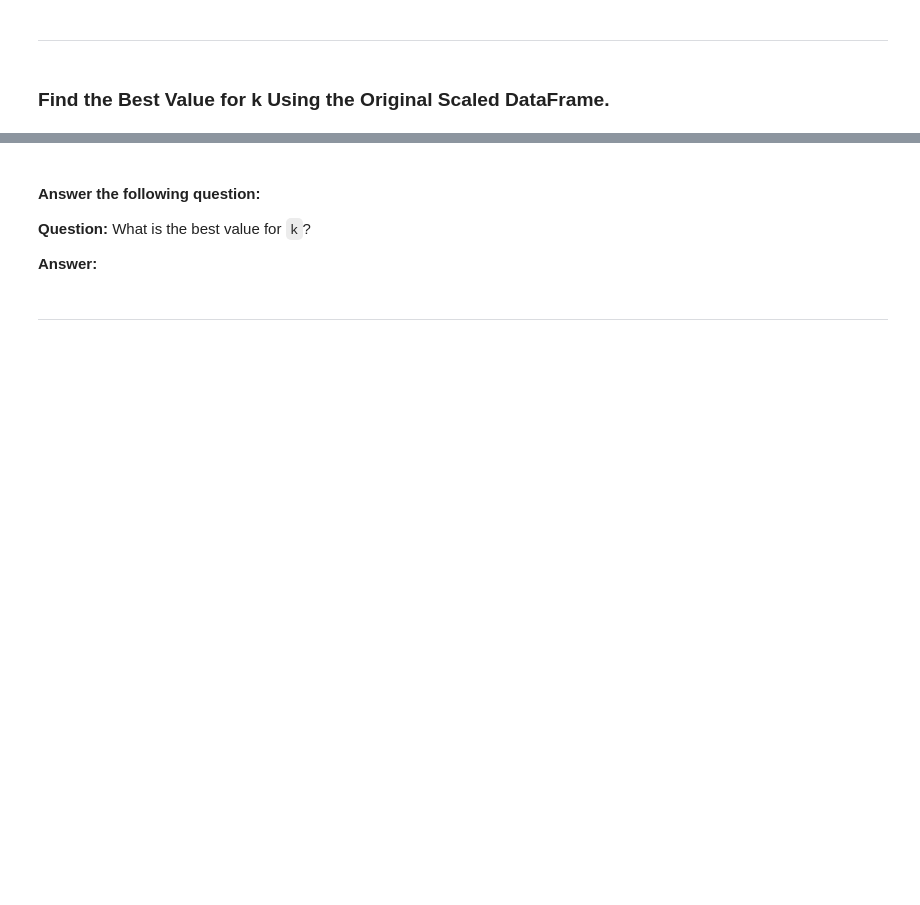
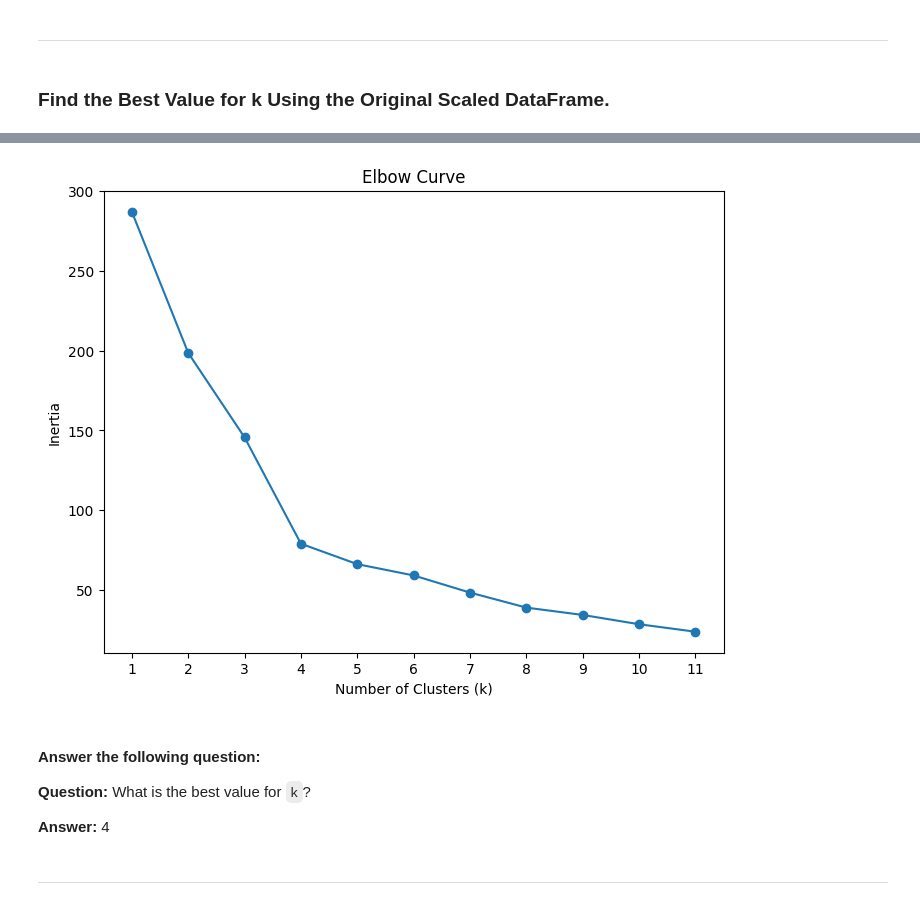
Before and after one commit to omomadcat/CryptoClustering, a Jupyter notebook: Crypto_Clustering.ipynb, the cells around one changed output, grey strips where cells are left out. Cells and saved outputs as stored; diff of their text form; code cells hidden in the pictures; blank space fills up the shorter version.

```diff
--- a/Crypto_Clustering.ipynb
+++ b/Crypto_Clustering.ipynb
@@ -90,3 +90,5 @@ df_scaled_data.head()
 ### Find the Best Value for k Using the Original Scaled DataFrame.
 # %%
 # Create a list with the number of k-values from 1 to 11
+k_values = list(range(1, 12))
+k_values
@@ -93,9 +97,24 @@ df_scaled_data.head()
 # %%
+# Import KMeans
+from sklearn.cluster import KMeans
+
 # Create an empty list to store the inertia values
-
+inertia_values = []
 
 # Create a for loop to compute the inertia with each possible value of k
-# Inside the loop:
-# 1. Create a KMeans model using the loop counter for the n_clusters
-# 2. Fit the model to the data using `df_market_data_scaled`
-# 3. Append the model.inertia_ to the inertia list
+for k in k_values:
+    # 1. Create a KMeans model using the loop counter for the n_clusters
+    kmeans = KMeans(n_clusters=k, random_state=0)
+
+    try:
+        # 2. Fit the model to the data using `df_scaled_data`
+        kmeans.fit(df_scaled_data)
+
+        # 3. Append the model.inertia_ to the inertia list
+        inertia_values.append(kmeans.inertia_)
+    except Exception as e:
+        print(f"An error occurred for k={k}: {e}")
+        break
+
+# Display the inertia values
+inertia_values
@@ -102,5 +133,10 @@ df_scaled_data.head()
 # %%
 # Create a dictionary with the data to plot the Elbow curve
-
+elbow_data = {
+    "k": k_values,
+    "inertia": inertia_values
+}
 
 # Create a DataFrame with the data to plot the Elbow curve
+df_elbow = pd.DataFrame(elbow_data)
+df_elbow.head()
@@ -107,12 +150,21 @@ df_scaled_data.head()
 # %%
 # Plot a line chart with all the inertia values computed with
 # the different values of k to visually identify the optimal value for k.
+plt.figure(figsize=(8, 6))
+plt.plot(df_elbow['k'], df_elbow['inertia'], marker='o', linestyle='-')  # Corrected line
+plt.xlabel('Number of Clusters (k)')  # Fixed syntax here
+plt.ylabel('Inertia')
+plt.title('Elbow Curve')
+plt.xticks(k_values)
+plt.show()
+# %% [output]
+[figure, added]
 # %% [markdown]
 #### Answer the following question:
 
 **Question:** What is the best value for `k`?
 
-**Answer:**
+**Answer:** 4
 # %% [markdown]
 ---
 # %% [markdown]
```
Also changed, not shown: parts of 3 cells of this notebook.
